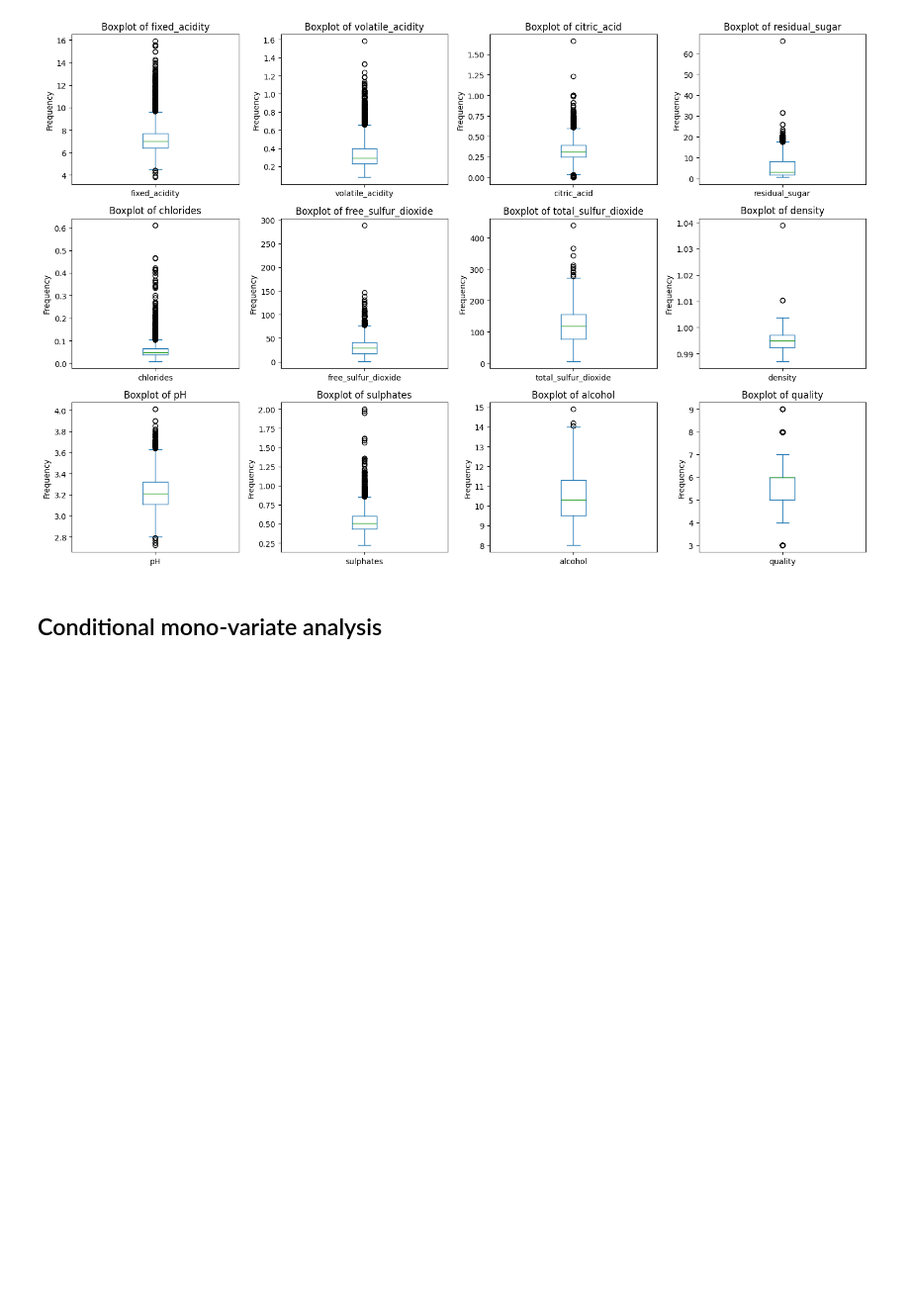
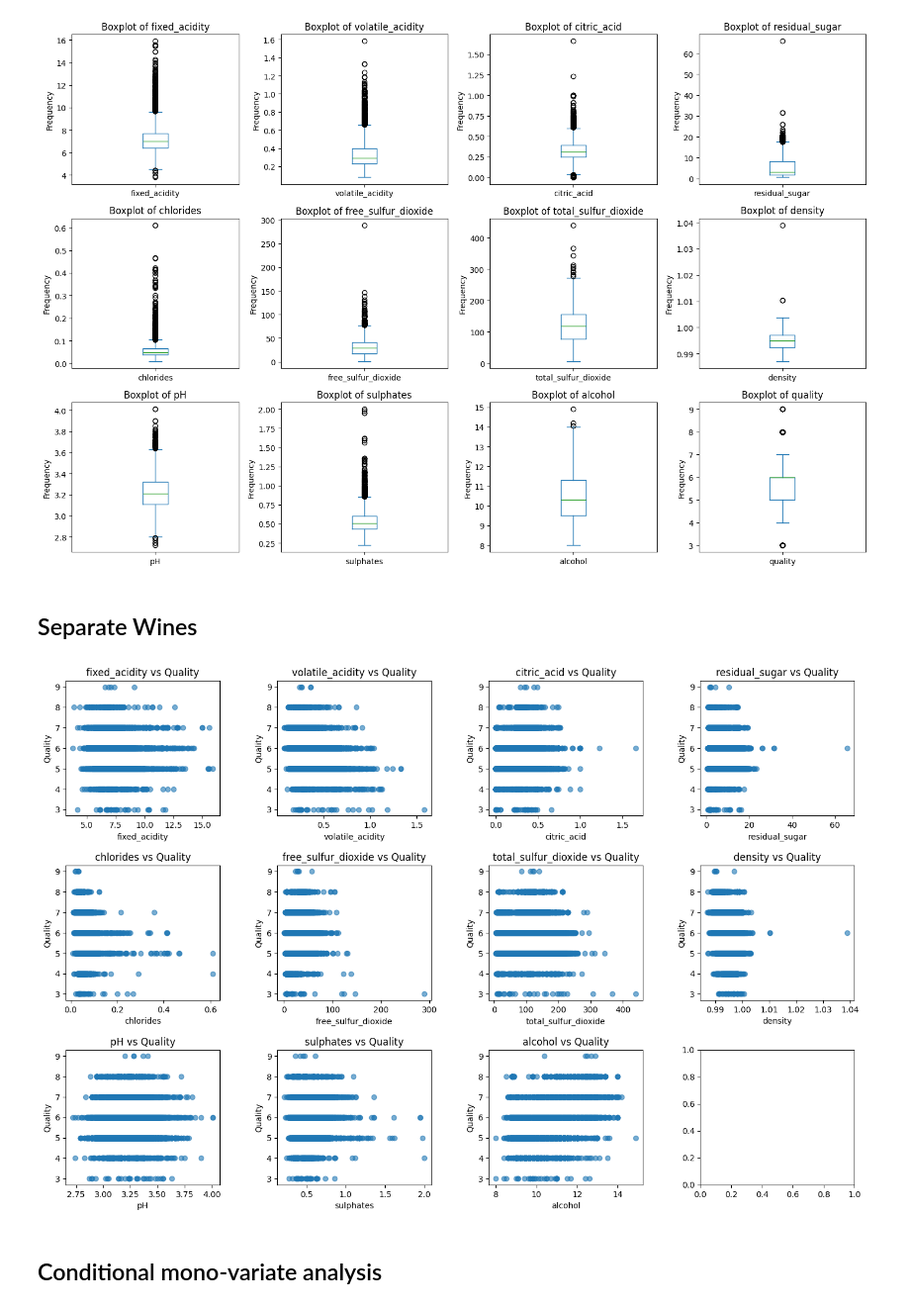
Before and after one commit to Thevizin/TI0175---INTELIGENCIA-COMPUTACIONAL-APLICADA, a Jupyter notebook: mono_variate_analysis.ipynb, the cells around one changed output. Shown at 99% size. Drawn from its saved outputs; the diff is of its cells as text; code cells hidden in the pictures; blank space fills up the shorter version.

```diff
--- a/mono_variate_analysis.ipynb
+++ b/mono_variate_analysis.ipynb
@@ -401,6 +401,25 @@ plt.tight_layout()
 plt.show()
 # %% [output]
 [figure]
+# %% [markdown]
+## Separate Wines
+# %%
+columns = ['fixed_acidity', 'volatile_acidity', 'citric_acid', 'residual_sugar',
+           'chlorides', 'free_sulfur_dioxide', 'total_sulfur_dioxide',
+           'density', 'pH', 'sulphates', 'alcohol']
+
+fig, axes = plt.subplots(3, 4, figsize=(15, 10))
+plt.tight_layout(pad=4.0)
+axes = axes.ravel()
+
+for i, col in enumerate(columns):
+    axes[i].scatter(X[col], y['quality'], alpha=0.6)
+    axes[i].set_xlabel(col)
+    axes[i].set_ylabel("Quality")
+    axes[i].set_title(f"{col} vs Quality")
+plt.show()
+# %% [output]
+[figure, added]
 # %% [markdown]
 ## Conditional mono-variate analysis
 # %%
```
Also changed, not shown: parts of 4 cells of this notebook.
